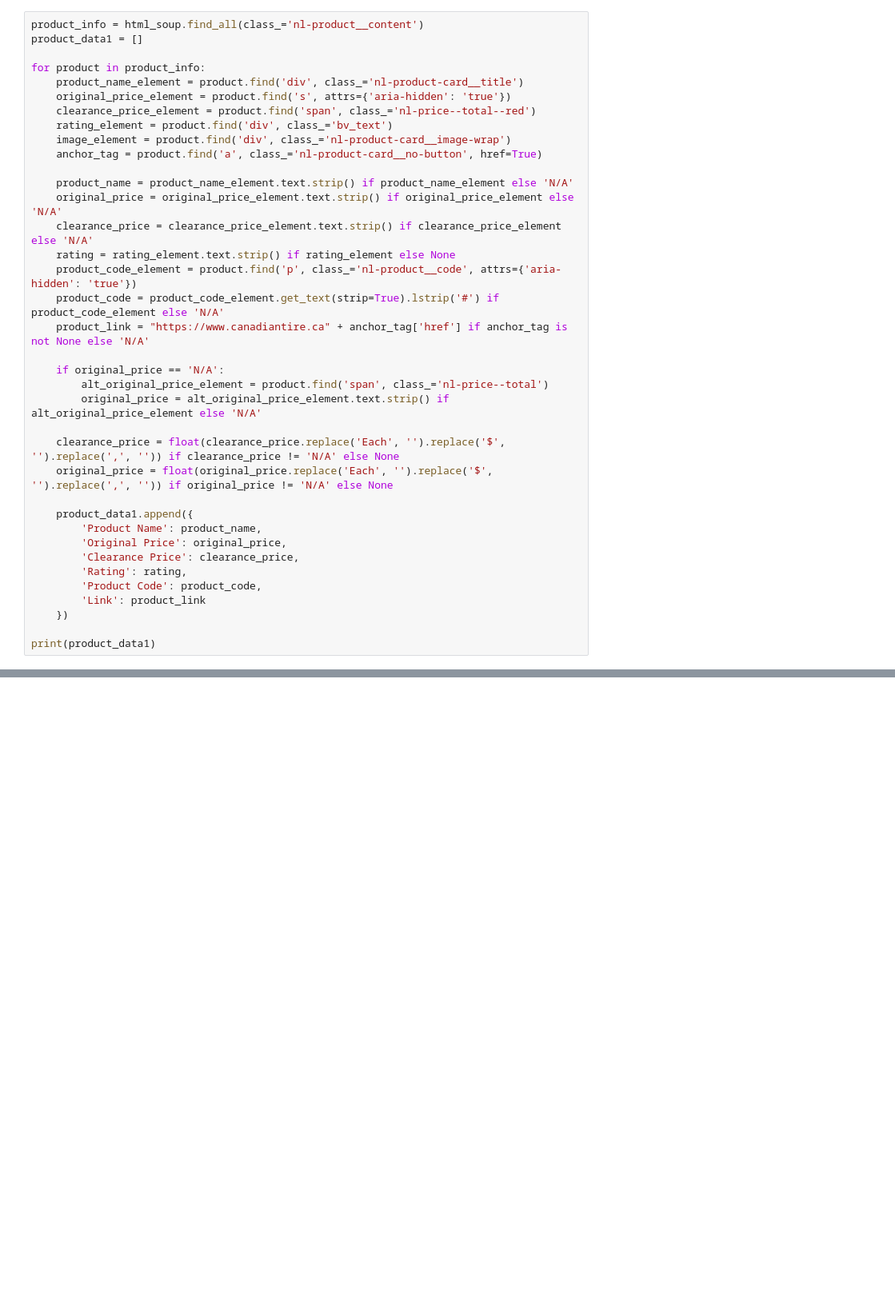
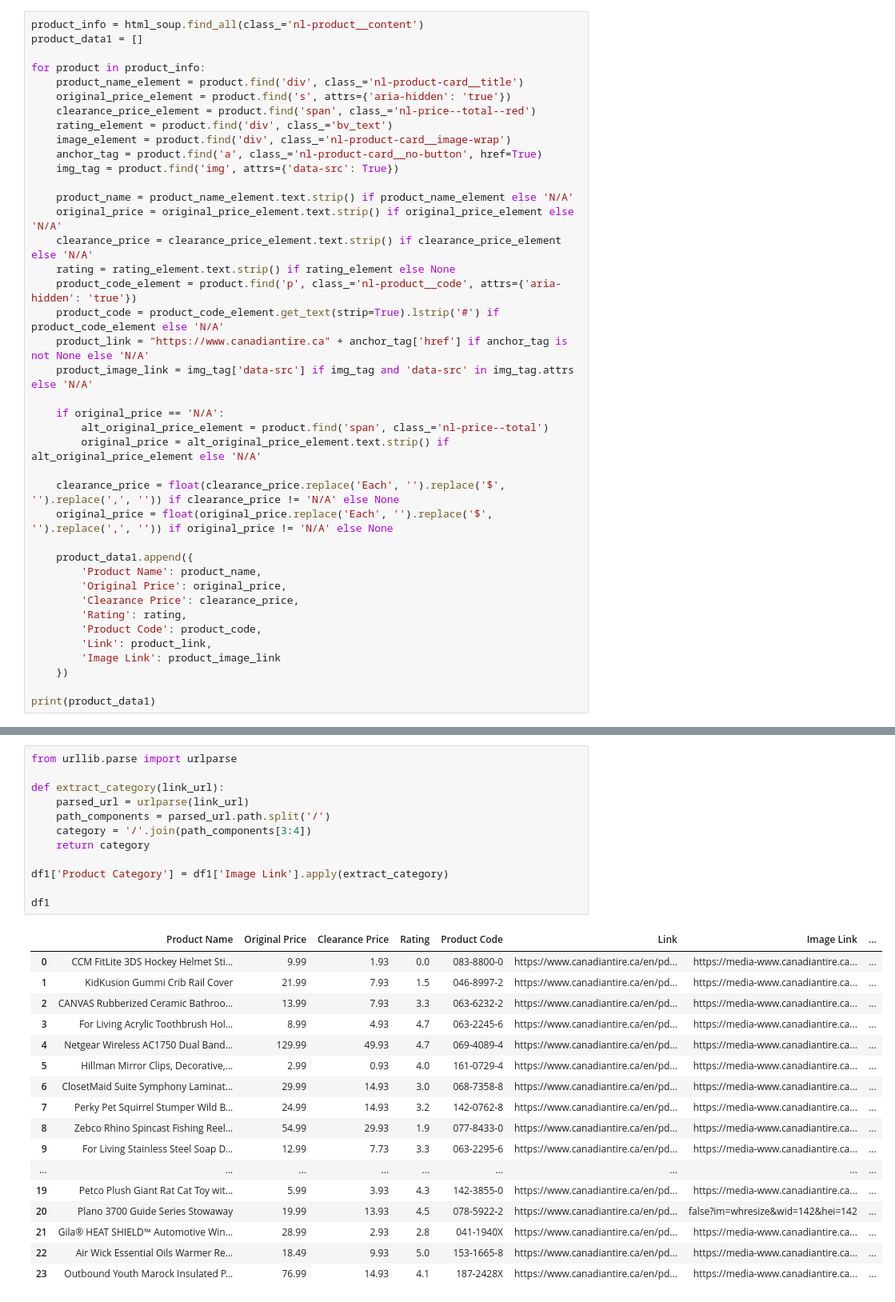
Before and after one commit to kristianrafuse/Canadian-Tire-Clearance-Analysis, a Jupyter notebook: web_scrape.ipynb, the cells around one changed output, grey strips where cells are left out. Shown: that part at 80% size. Saved outputs shown, nothing was run; the diff lists cells and outputs as text; blank space fills up the shorter version.

```diff
--- a/web_scrape.ipynb
+++ b/web_scrape.ipynb
@@ -31,6 +31,7 @@ for product in product_info:
     rating_element = product.find('div', class_='bv_text')
     image_element = product.find('div', class_='nl-product-card__image-wrap')
     anchor_tag = product.find('a', class_='nl-product-card__no-button', href=True)
+    img_tag = product.find('img', attrs={'data-src': True})
 
     product_name = product_name_element.text.strip() if product_name_element else 'N/A'
     original_price = original_price_element.text.strip() if original_price_element else 'N/A'
@@ -39,6 +40,7 @@ for product in product_info:
     product_code_element = product.find('p', class_='nl-product__code', attrs={'aria-hidden': 'true'})
     product_code = product_code_element.get_text(strip=True).lstrip('#') if product_code_element else 'N/A'
     product_link = "https://www.canadiantire.ca" + anchor_tag['href'] if anchor_tag is not None else 'N/A'
+    product_image_link = img_tag['data-src'] if img_tag and 'data-src' in img_tag.attrs else 'N/A'
 
     if original_price == 'N/A':
         alt_original_price_element = product.find('span', class_='nl-price--total')
@@ -53,7 +55,8 @@ for product in product_info:
         'Clearance Price': clearance_price,
         'Rating': rating,
         'Product Code': product_code,
-        'Link': product_link
+        'Link': product_link,
+        'Image Link': product_image_link
     })
 
 print(product_data1)
@@ -88,3 +109,33 @@ df1.sample(24)
+# %%
+from urllib.parse import urlparse
+
+def extract_category(link_url):
+    parsed_url = urlparse(link_url)
+    path_components = parsed_url.path.split('/')
+    category = '/'.join(path_components[3:4])
+    return category
+
+df1['Product Category'] = df1['Image Link'].apply(extract_category)
+
+df1
+# %% [output]
+|  | Product Name | Original Price | Clearance Price | Rating | Product Code | Link | Image Link | ... |
+| 0 | CCM FitLite 3DS Hockey Helmet Sti... | 9.99 | 1.93 | 0.0 | 083-8800-0 | https://www.canadiantire.ca/en/pd... | https://media-www.canadiantire.ca... | ... |
+| 1 | KidKusion Gummi Crib Rail Cover | 21.99 | 7.93 | 1.5 | 046-8997-2 | https://www.canadiantire.ca/en/pd... | https://media-www.canadiantire.ca... | ... |
+| 2 | CANVAS Rubberized Ceramic Bathroo... | 13.99 | 7.93 | 3.3 | 063-6232-2 | https://www.canadiantire.ca/en/pd... | https://media-www.canadiantire.ca... | ... |
+| 3 | For Living Acrylic Toothbrush Hol... | 8.99 | 4.93 | 4.7 | 063-2245-6 | https://www.canadiantire.ca/en/pd... | https://media-www.canadiantire.ca... | ... |
+| 4 | Netgear Wireless AC1750 Dual Band... | 129.99 | 49.93 | 4.7 | 069-4089-4 | https://www.canadiantire.ca/en/pd... | https://media-www.canadiantire.ca... | ... |
+| 5 | Hillman Mirror Clips, Decorative,... | 2.99 | 0.93 | 4.0 | 161-0729-4 | https://www.canadiantire.ca/en/pd... | https://media-www.canadiantire.ca... | ... |
+| 6 | ClosetMaid Suite Symphony Laminat... | 29.99 | 14.93 | 3.0 | 068-7358-8 | https://www.canadiantire.ca/en/pd... | https://media-www.canadiantire.ca... | ... |
+| 7 | Perky Pet Squirrel Stumper Wild B... | 24.99 | 14.93 | 3.2 | 142-0762-8 | https://www.canadiantire.ca/en/pd... | https://media-www.canadiantire.ca... | ... |
+| 8 | Zebco Rhino Spincast Fishing Reel... | 54.99 | 29.93 | 1.9 | 077-8433-0 | https://www.canadiantire.ca/en/pd... | https://media-www.canadiantire.ca... | ... |
+| 9 | For Living Stainless Steel Soap D... | 12.99 | 7.73 | 3.3 | 063-2295-6 | https://www.canadiantire.ca/en/pd... | https://media-www.canadiantire.ca... | ... |
+| ... | ... | ... | ... | ... | ... | ... | ... | ... |
+| 19 | Petco Plush Giant Rat Cat Toy wit... | 5.99 | 3.93 | 4.3 | 142-3855-0 | https://www.canadiantire.ca/en/pd... | https://media-www.canadiantire.ca... | ... |
+| 20 | Plano 3700 Guide Series Stowaway | 19.99 | 13.93 | 4.5 | 078-5922-2 | https://www.canadiantire.ca/en/pd... | false?im=whresize&wid=142&hei=142 | ... |
+| 21 | Gila® HEAT SHIELD™ Automotive Win... | 28.99 | 2.93 | 2.8 | 041-1940X | https://www.canadiantire.ca/en/pd... | https://media-www.canadiantire.ca... | ... |
+| 22 | Air Wick Essential Oils Warmer Re... | 18.49 | 9.93 | 5.0 | 153-1665-8 | https://www.canadiantire.ca/en/pd... | https://media-www.canadiantire.ca... | ... |
+| 23 | Outbound Youth Marock Insulated P... | 76.99 | 14.93 | 4.1 | 187-2428X | https://www.canadiantire.ca/en/pd... | https://media-www.canadiantire.ca... | ... |
 # %%
 base_url = "https://www.canadiantire.ca/en/promotions/clearance.html?page="
 
```
Also changed, not shown: parts of 14 cells of this notebook.
